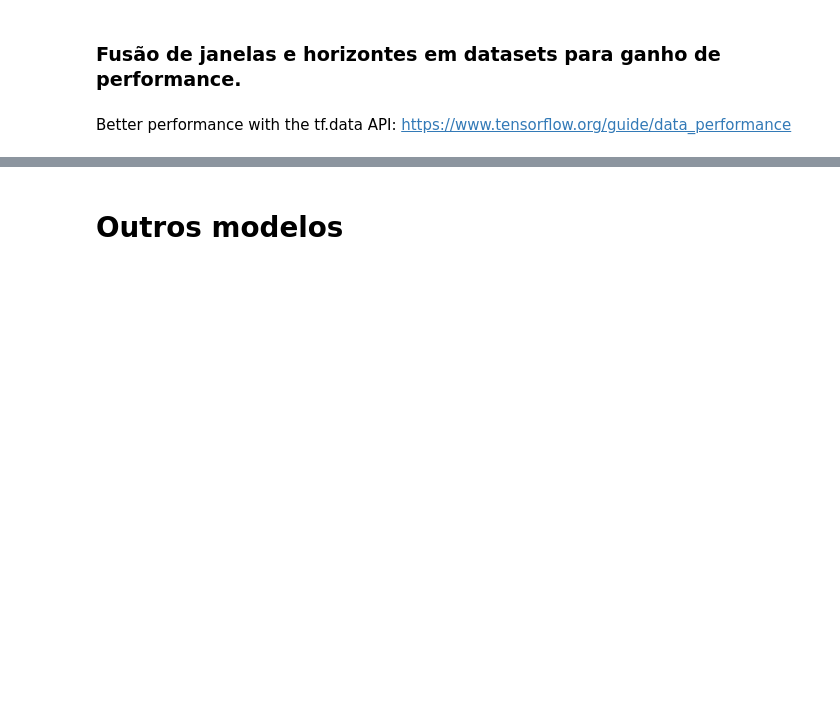
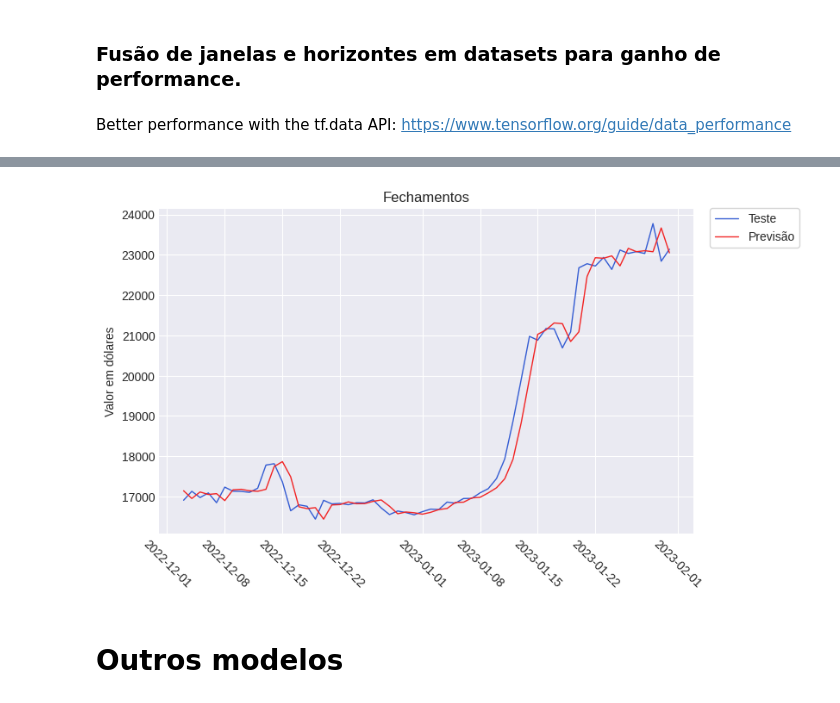
Before and after one commit to flohmannjr/tensorflow_curso, a Jupyter notebook: TensorFlow_MP3_BitPredict.ipynb, the cells around one changed output, grey strips where cells are left out. Drawn from its saved outputs; the diff is of its cells as text; code cells hidden in the pictures; blank space fills up the shorter version.

```diff
--- a/TensorFlow_MP3_BitPredict.ipynb
+++ b/TensorFlow_MP3_BitPredict.ipynb
@@ -813,0 +946,6 @@ dataset_treino, dataset_teste
+# %%
+grafico_series(X_teste=X_test[-len(janelas_teste):], y_teste=tf.squeeze(horizontes_teste),
+               X_previsao=X_test[-len(janelas_teste):], y_previsao=tf.squeeze(previsoes),
+               inicio=-60)
+# %% [output]
+[figure, added]
```
Also changed, not shown: parts of 43 cells of this notebook.
